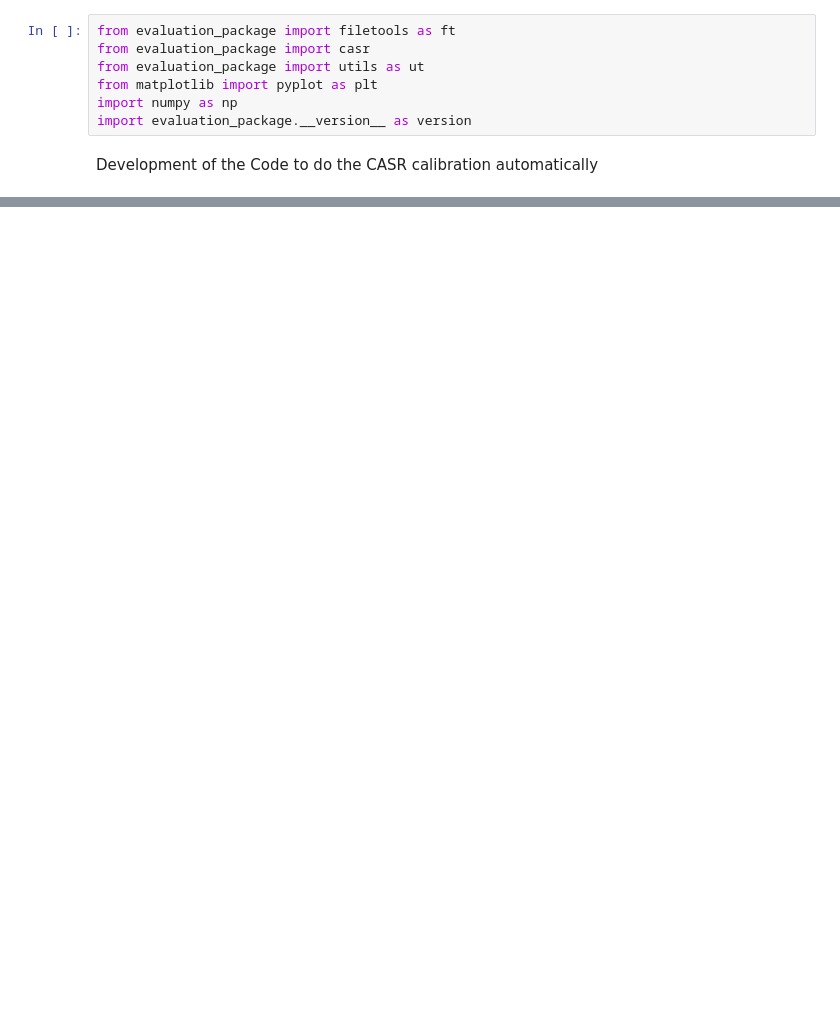
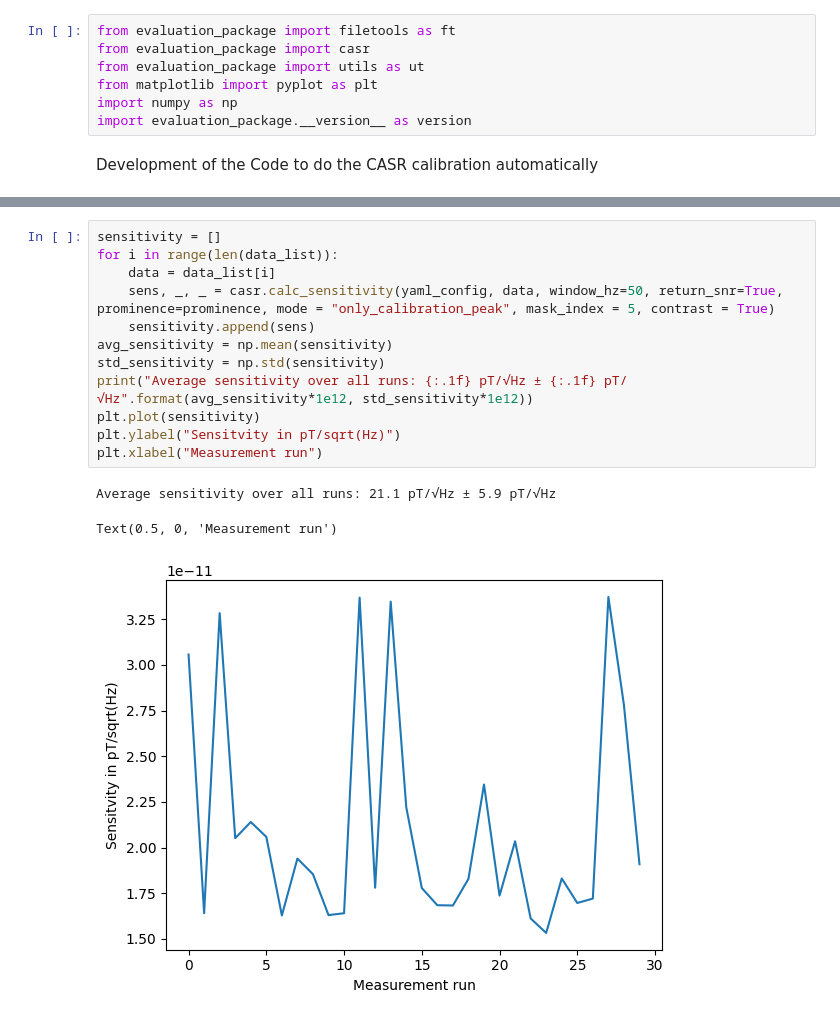
Before and after one commit to MaxGertRichter/evaluation_package, a Jupyter notebook: example_notebooks/05_CASR_sensitivity.ipynb, the cells around one changed output, grey strips where cells are left out. Saved outputs shown, nothing was run; the diff lists cells and outputs as text; blank space fills up the shorter version.

```diff
--- a/example_notebooks/05_CASR_sensitivity.ipynb
+++ b/example_notebooks/05_CASR_sensitivity.ipynb
@@ -83,0 +100,16 @@ Peak height is at 0.12553145175174021
+# %%
+sensitivity = []
+for i in range(len(data_list)):
+    data = data_list[i]
+    sens, _, _ = casr.calc_sensitivity(yaml_config, data, window_hz=50, return_snr=True, prominence=prominence, mode = "only_calibration_peak", mask_index = 5, contrast = True)
+    sensitivity.append(sens)
+avg_sensitivity = np.mean(sensitivity)
+std_sensitivity = np.std(sensitivity)
+print("Average sensitivity over all runs: {:.1f} pT/√Hz ± {:.1f} pT/√Hz".format(avg_sensitivity*1e12, std_sensitivity*1e12))
+plt.plot(sensitivity)
+plt.ylabel("Sensitvity in pT/sqrt(Hz)")
+plt.xlabel("Measurement run")
+# %% [output]
+Average sensitivity over all runs: 21.1 pT/√Hz ± 5.9 pT/√Hz
+Text(0.5, 0, 'Measurement run')
+[figure, added]
```
Also changed, not shown: parts of 3 cells of this notebook, 4 other files.
